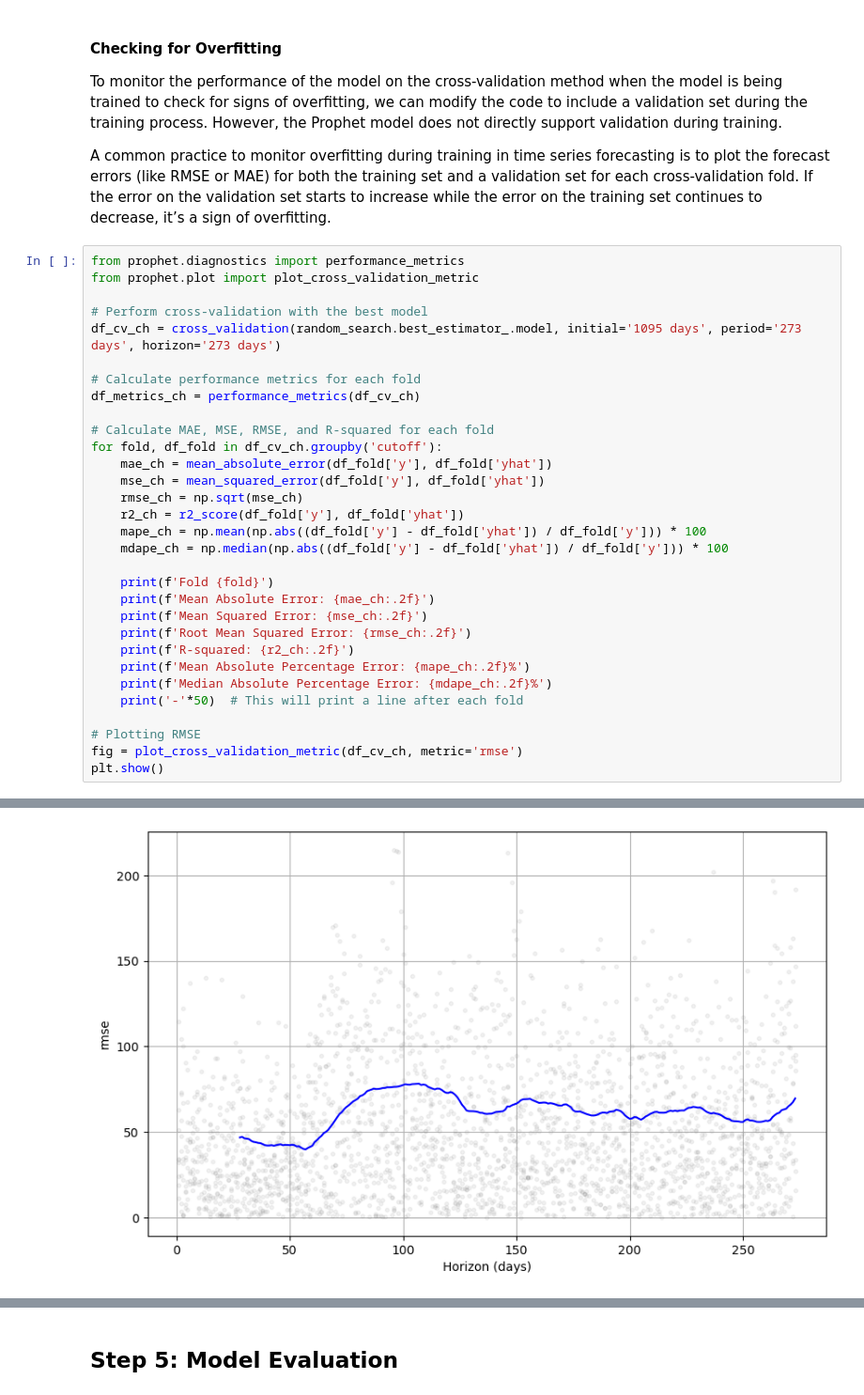
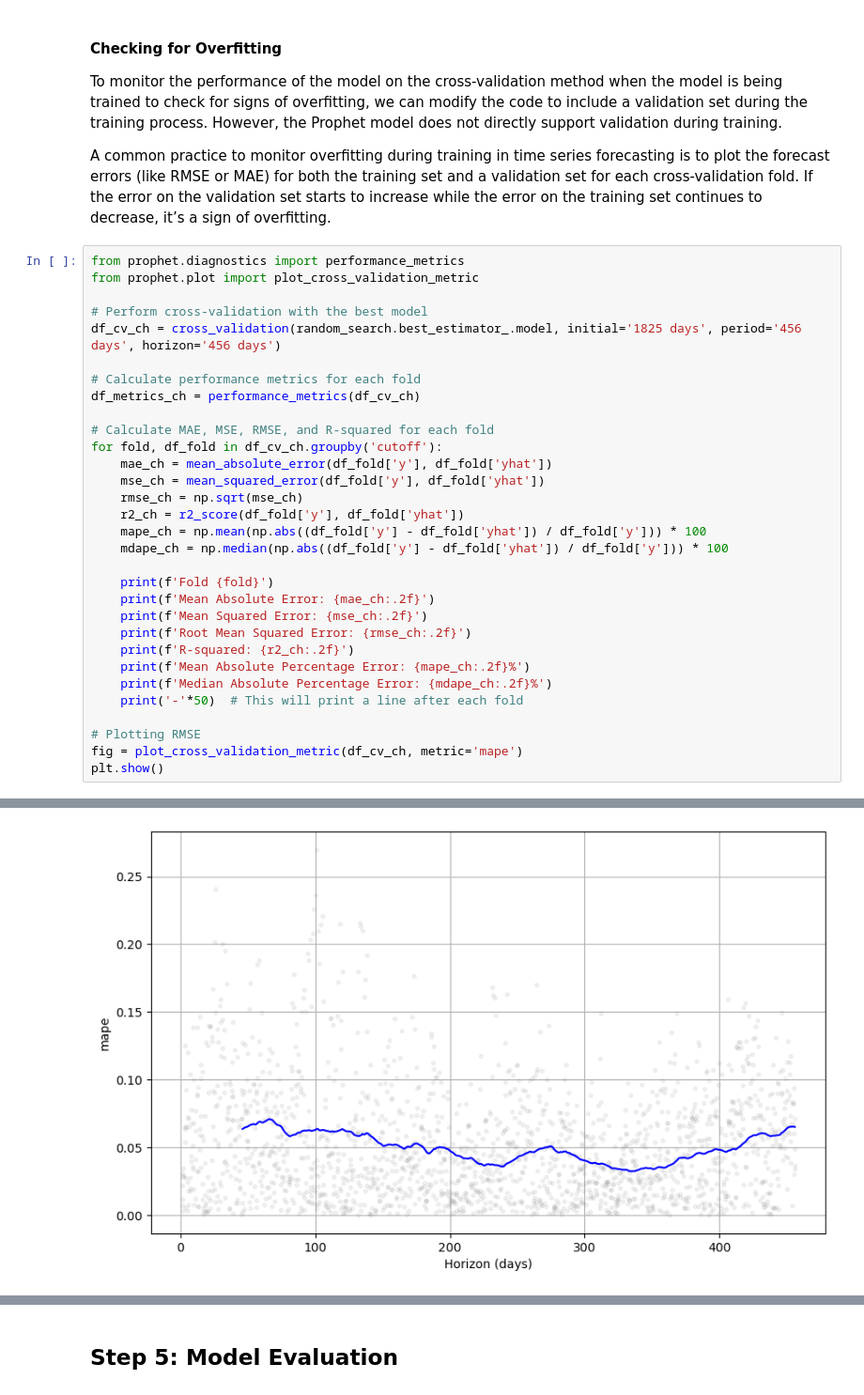
Before and after one commit to Nathan-13/Capstone-Project_Forecasting-Natural-Gas-Demand, a Jupyter notebook: Notebooks/model_building.ipynb, the cells around one changed output, grey strips where cells are left out. Shown at 94% size. Drawn from its saved outputs; the diff is of its cells as text.

```diff
--- a/Notebooks/model_building.ipynb
+++ b/Notebooks/model_building.ipynb
@@ -460,7 +253,7 @@ from prophet.diagnostics import performance_metrics
 from prophet.plot import plot_cross_validation_metric
 
 # Perform cross-validation with the best model
-df_cv_ch = cross_validation(random_search.best_estimator_.model, initial='1095 days', period='273 days', horizon='273 days')
+df_cv_ch = cross_validation(random_search.best_estimator_.model, initial='1825 days', period='456 days', horizon='456 days')
 
 # Calculate performance metrics for each fold
 df_metrics_ch = performance_metrics(df_cv_ch)
@@ -484,6 +277,6 @@ for fold, df_fold in df_cv_ch.groupby('cutoff'):
     print('-'*50)  # This will print a line after each fold
 
 # Plotting RMSE
-fig = plot_cross_validation_metric(df_cv_ch, metric='rmse')
+fig = plot_cross_validation_metric(df_cv_ch, metric='mape')
 plt.show()
 # %% [output]
@@ -524,3 +307,3 @@ Median Absolute Percentage Error: 6.00%
 --------------------------------------------------
-[figure, old version]
+[figure, new version]
 # %% [markdown]
```
Also changed, not shown: parts of 27 cells of this notebook.
